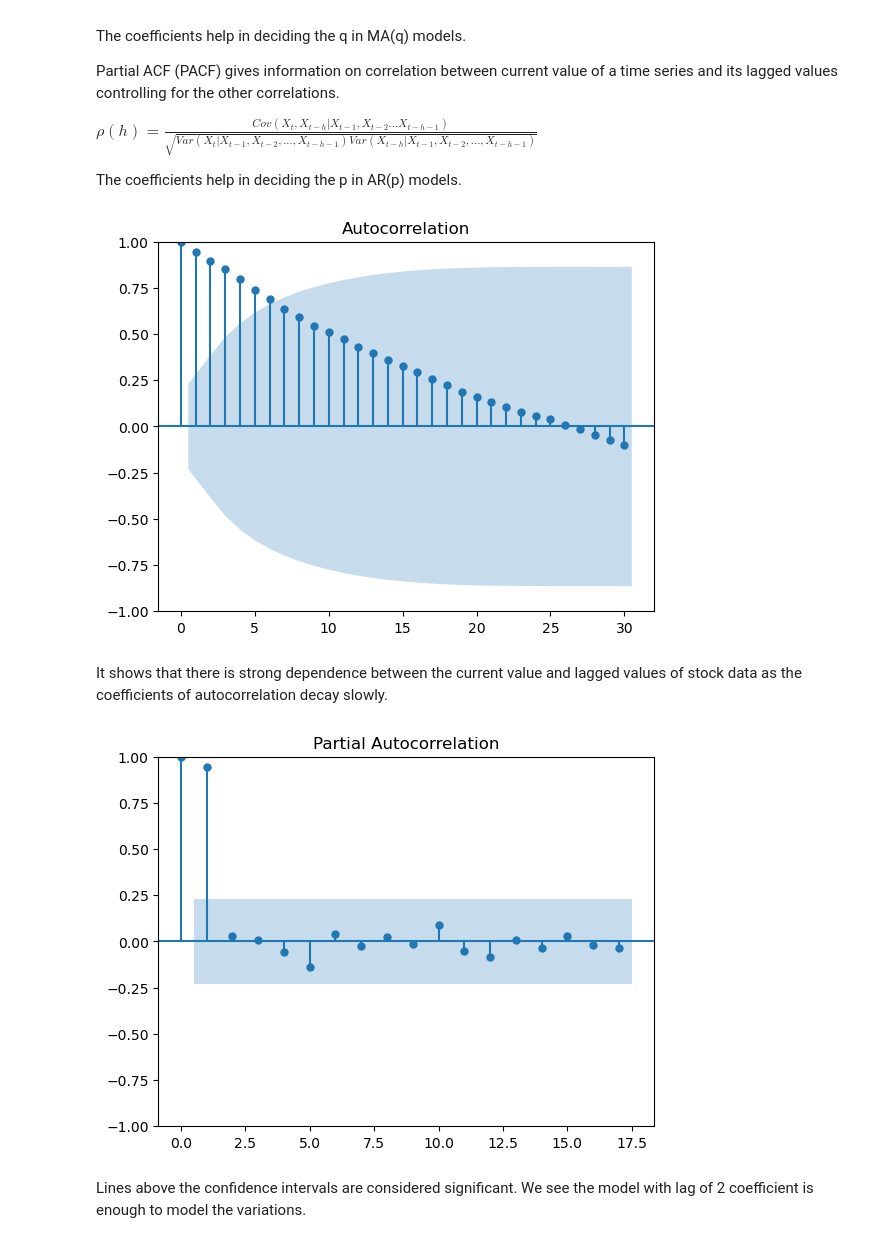
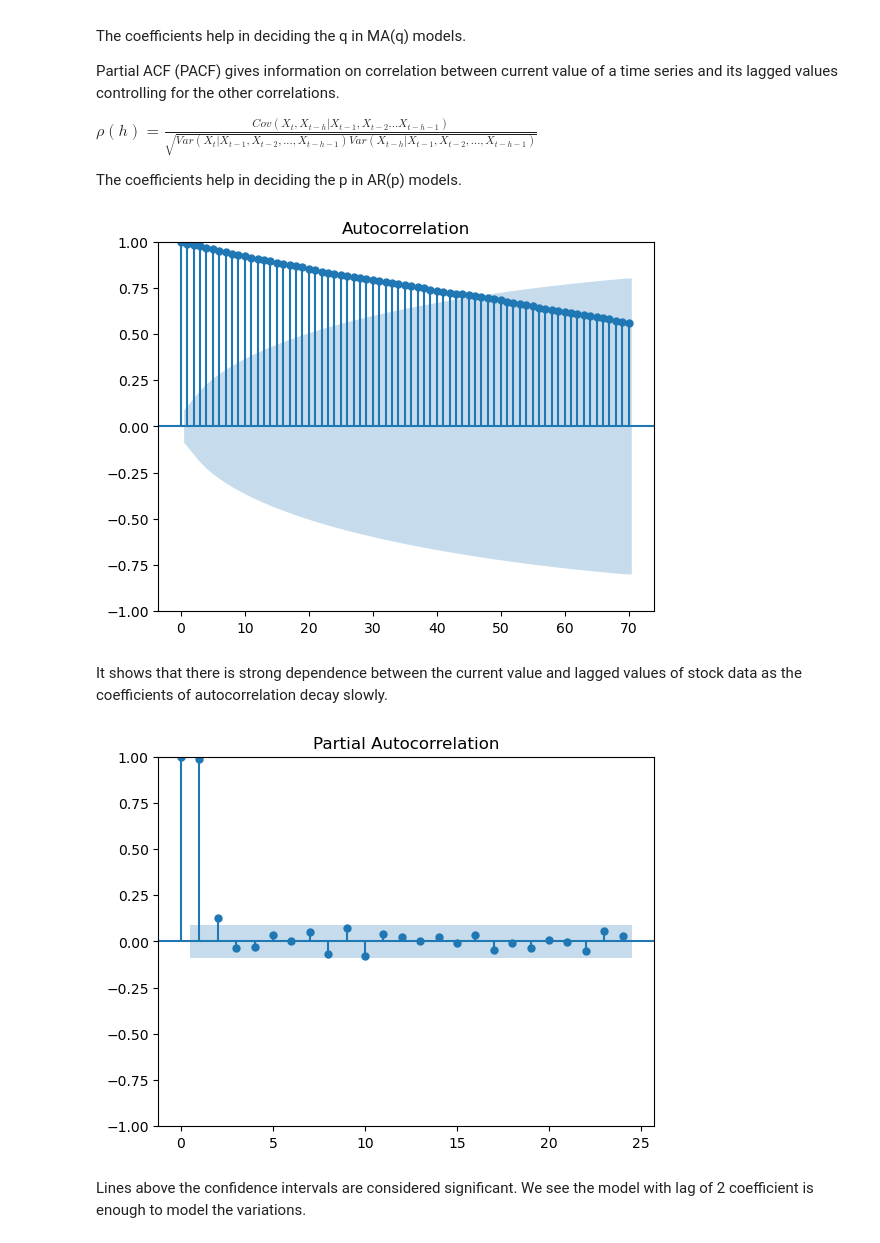
Before and after one commit to ansingh16/risk-management, a Jupyter notebook: Time_series_analysis.ipynb, the cells around one changed output. Drawn from its saved outputs; the diff is of its cells as text; code cells hidden in the pictures.

```diff
--- a/Time_series_analysis.ipynb
+++ b/Time_series_analysis.ipynb
@@ -10,6 +11,7 @@ import pandas_datareader.data as pdr
 import statsmodels.api as sm
 from statsmodels.tsa.seasonal import seasonal_decompose
 from statsmodels.tsa.stattools import adfuller
+from scipy import stats
 
 
 yfin.pdr_override()
@@ -18,12 +20,11 @@ yfin.pdr_override()
 ticker = 'MSFT'
 
 # Set the date range for the historical data
-start_date = '2015-01-01'
-end_date = '2021-01-01'
-
+start_date = '2019-1-1'
+end_date = '2021-1-1'
 # Download historical stock data for each stock
 
-stock = pdr.get_data_yahoo(ticker, start_date, end_date,interval='1mo').Close
+stock = pdr.get_data_yahoo(ticker, start_date, end_date,interval='1d').Close
 # %% [output]
 [*********************100%%**********************]  1 of 1 completed
 # %%
@@ -53,18 +54,18 @@ $ρ(h) = \frac{Cov(X_t ,X_{t−h} |X_{t−1} ,X_{t−2} ...X_{t−h−1})}{
 
 The coefficients help in deciding the p in AR(p) models.
 # %%
-sm.graphics.tsa.plot_acf(stock,lags=30)
+sm.graphics.tsa.plot_acf(stock,lags=70)
 plt.show()
 # %% [output]
-[figure, old version]
+[figure, new version]
 # %% [markdown]
 It shows that  there is strong dependence between the current value and lagged values of
 stock data as the coefficients of autocorrelation decay slowly.
 # %%
-sm.graphics.tsa.plot_pacf(stock, lags=17)
+sm.graphics.tsa.plot_pacf(stock, lags=24)
 plt.show()
 # %% [output]
-[figure, old version]
+[figure, new version]
 # %% [markdown]
 Lines above the confidence intervals are considered significant. We see the model with lag of 2 coefficient is enough to model the variations.
 # %% [markdown]
```
Also changed, not shown: parts of 45 cells of this notebook.
